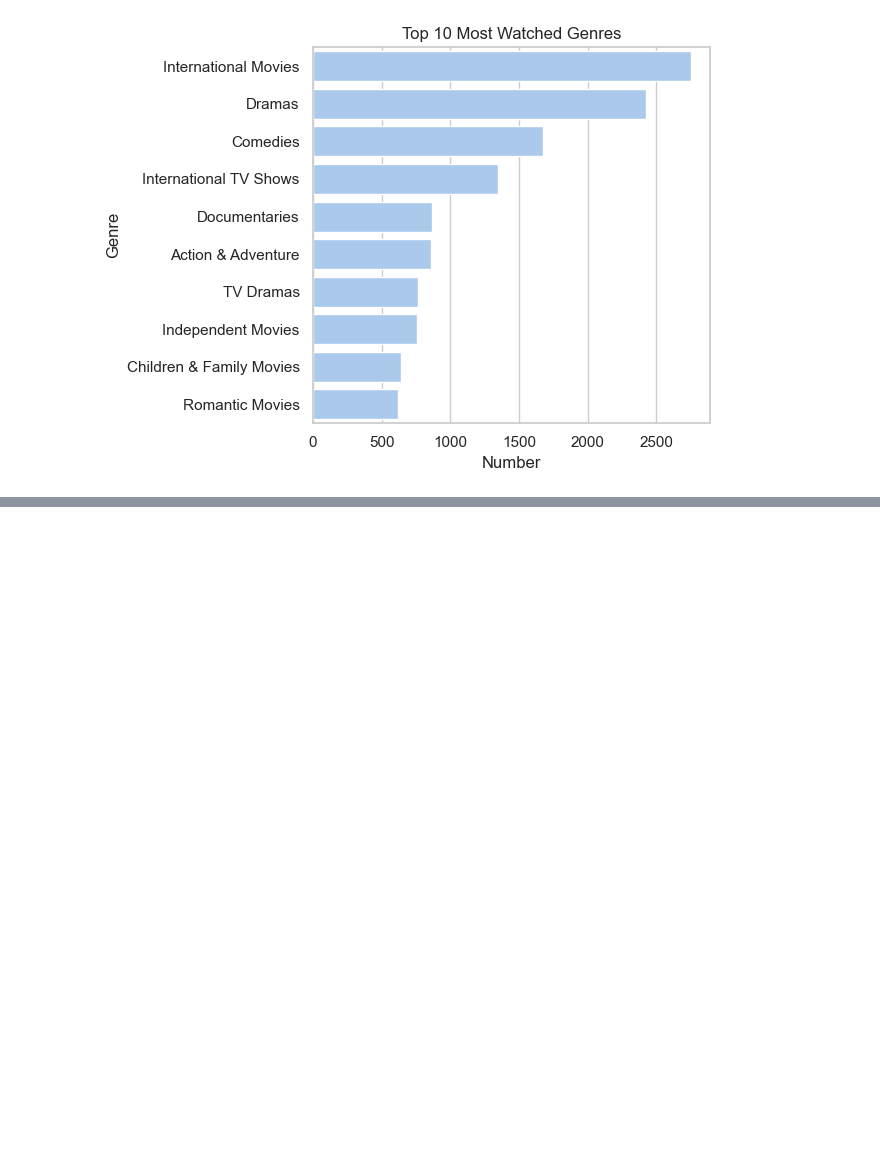
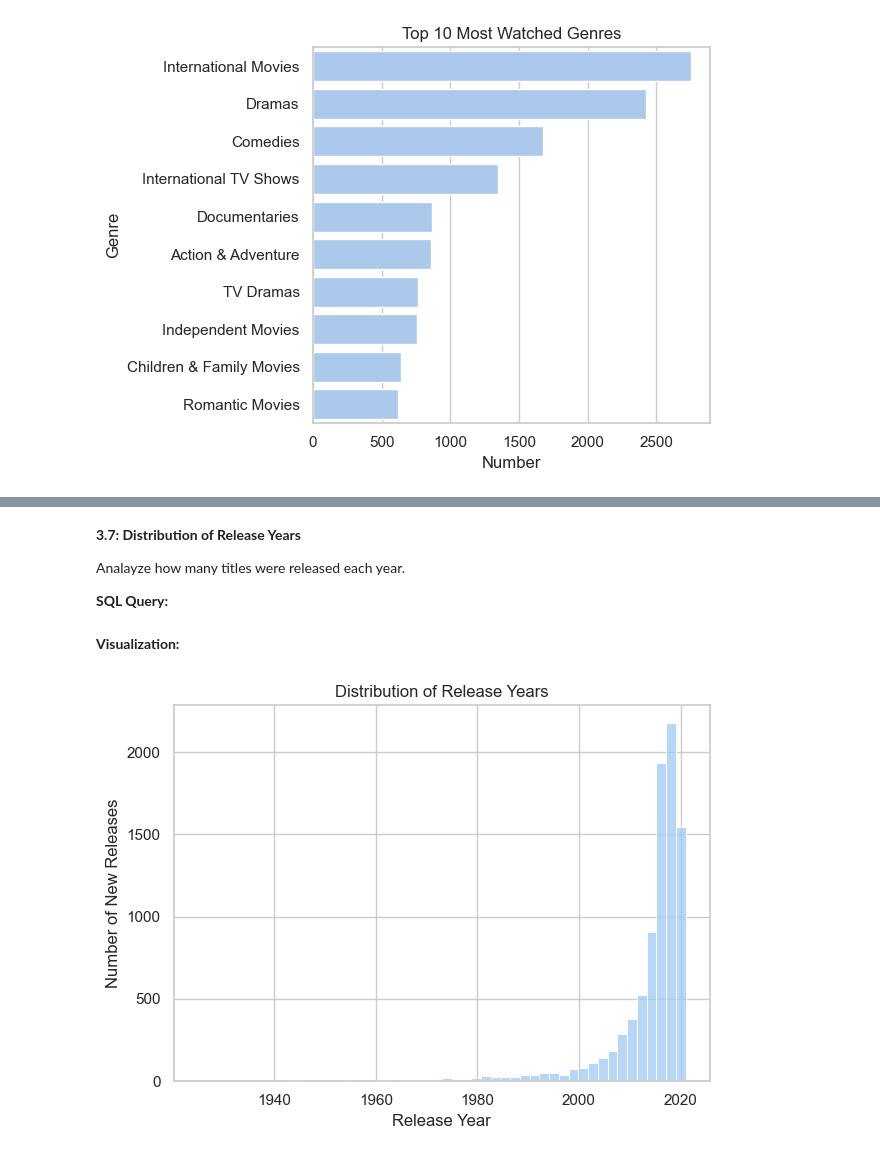
Before and after one commit to sudeirmaak/Netflix-EDA-Project, a Jupyter notebook: notebook/main.ipynb, the cells around one changed output, grey strips where cells are left out. Saved outputs shown, nothing was run; the diff lists cells and outputs as text; code cells hidden in the pictures; blank space fills up the shorter version.

```diff
--- a/notebook/main.ipynb
+++ b/notebook/main.ipynb
@@ -237,0 +344,27 @@ plt.show()
+# %% [markdown]
+**3.7: Distribution of Release Years**
+
+Analayze how many titles were released each year.
+
+**SQL Query:**
+# %%
+query = '''
+SELECT release_year
+FROM netflix
+WHERE release_year IS NOT NULL
+'''
+
+df_release = pd.read_sql(query, conn)
+# %% [markdown]
+**Visualization:**
+# %%
+sns.histplot(data=df_release, x='release_year', bins=50)
+
+plt.title('Distribution of Release Years')
+plt.xlabel('Release Year')
+plt.ylabel('Number of New Releases')
+plt.tight_layout()
+plt.savefig('../visuals/release_year_distribution.png')
+plt.show()
+# %% [output]
+[figure, added]
```
Also changed, not shown: parts of 29 cells of this notebook, 6 other files.
